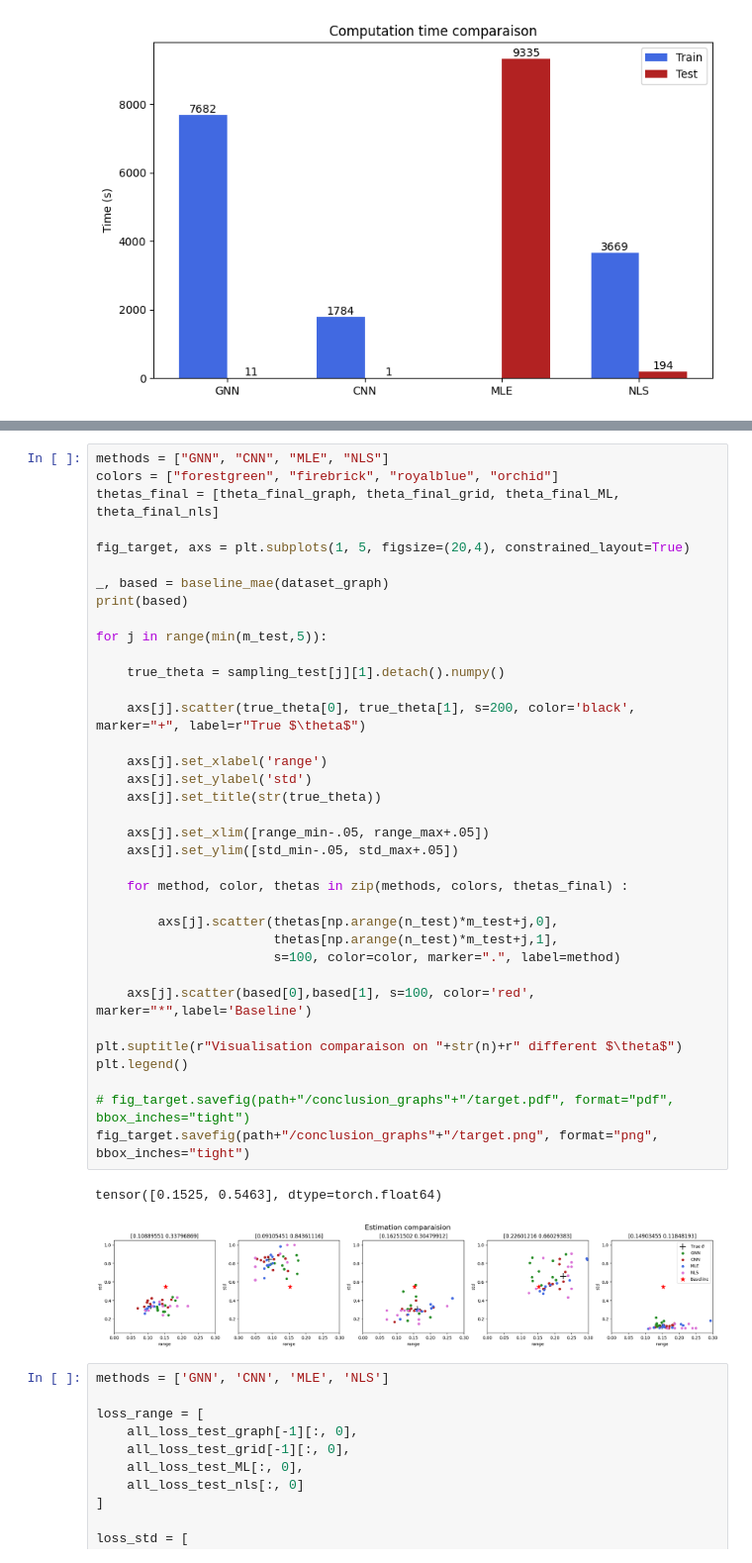
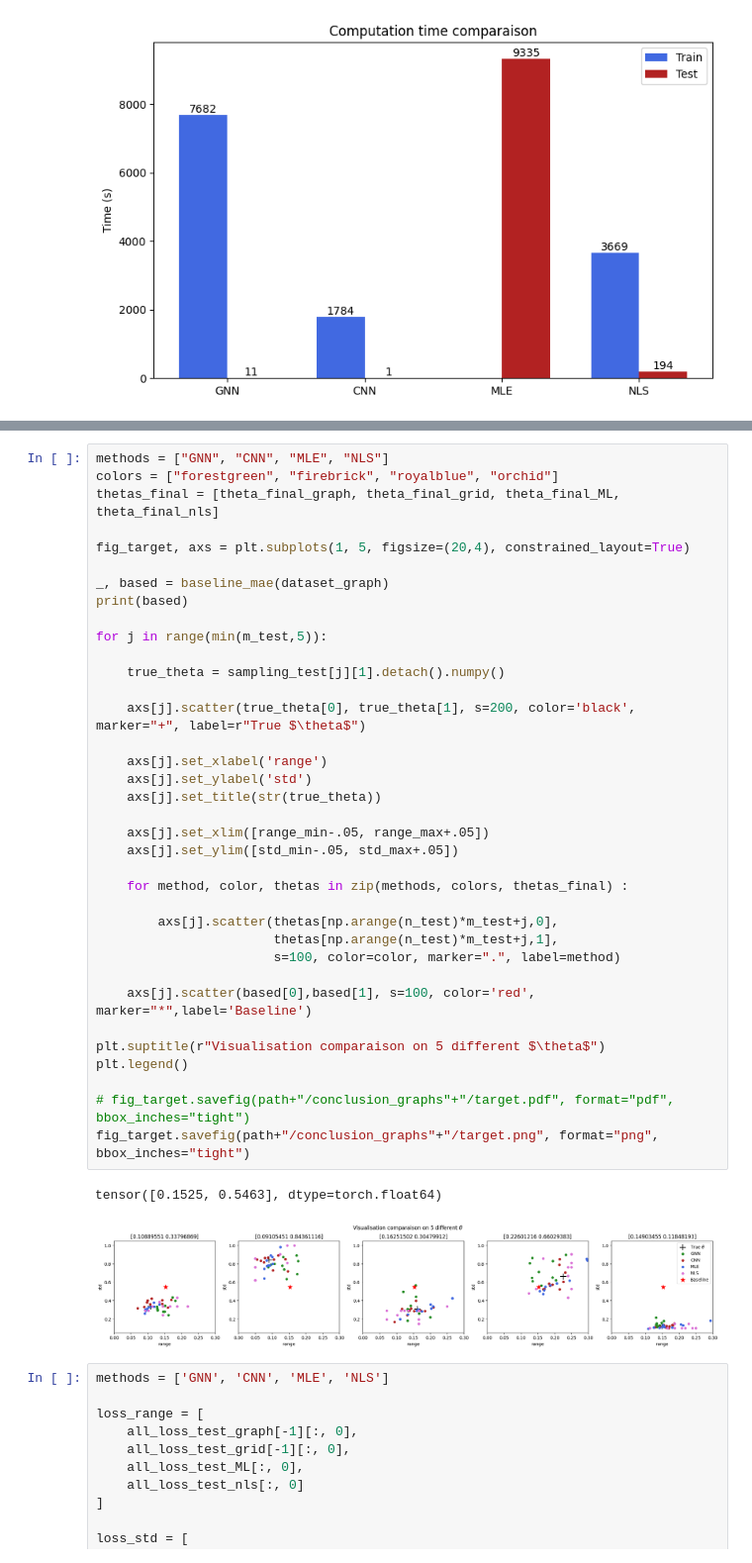
Before and after one commit to DarenXL/Neural_ST_inference, a Jupyter notebook: Code GNN/Amortized_Methods_Geostatistics.ipynb, the cells around one changed output, grey strips where cells are left out. Shown at 99% size. Cells and saved outputs as stored; diff of their text form.

Commit message:
Add title to plots

```diff
--- a/Code GNN/Amortized_Methods_Geostatistics.ipynb
+++ b/Code GNN/Amortized_Methods_Geostatistics.ipynb
@@ -1557,35 +1557,35 @@ fig_target, axs = plt.subplots(1, 5, figsize=(20,4), constrained_layout=True)
 _, based = baseline_mae(dataset_graph)
 print(based)
 
 for j in range(min(m_test,5)):
 
     true_theta = sampling_test[j][1].detach().numpy()
 
     axs[j].scatter(true_theta[0], true_theta[1], s=200, color='black', marker="+", label=r"True $\theta$")
 
     axs[j].set_xlabel('range')
     axs[j].set_ylabel('std')
     axs[j].set_title(str(true_theta))
 
     axs[j].set_xlim([range_min-.05, range_max+.05])
     axs[j].set_ylim([std_min-.05, std_max+.05])
 
     for method, color, thetas in zip(methods, colors, thetas_final) :
 
         axs[j].scatter(thetas[np.arange(n_test)*m_test+j,0],
                        thetas[np.arange(n_test)*m_test+j,1],
                        s=100, color=color, marker=".", label=method)
 
     axs[j].scatter(based[0],based[1], s=100, color='red', marker="*",label='Baseline')
 
-plt.suptitle(r"Visualisation comparaison on "+str(n)+r" different $\theta$")
+plt.suptitle(r"Visualisation comparaison on 5 different $\theta$")
 plt.legend()
 
 # fig_target.savefig(path+"/conclusion_graphs"+"/target.pdf", format="pdf", bbox_inches="tight")
 fig_target.savefig(path+"/conclusion_graphs"+"/target.png", format="png", bbox_inches="tight")
 # %% [output]
 tensor([0.1525, 0.5463], dtype=torch.float64)
-[figure, old version]
+[figure, new version]
 # %%
 methods = ['GNN', 'CNN', 'MLE', 'NLS']
 
```
Also changed, not shown: parts of 1 cell of this notebook.
